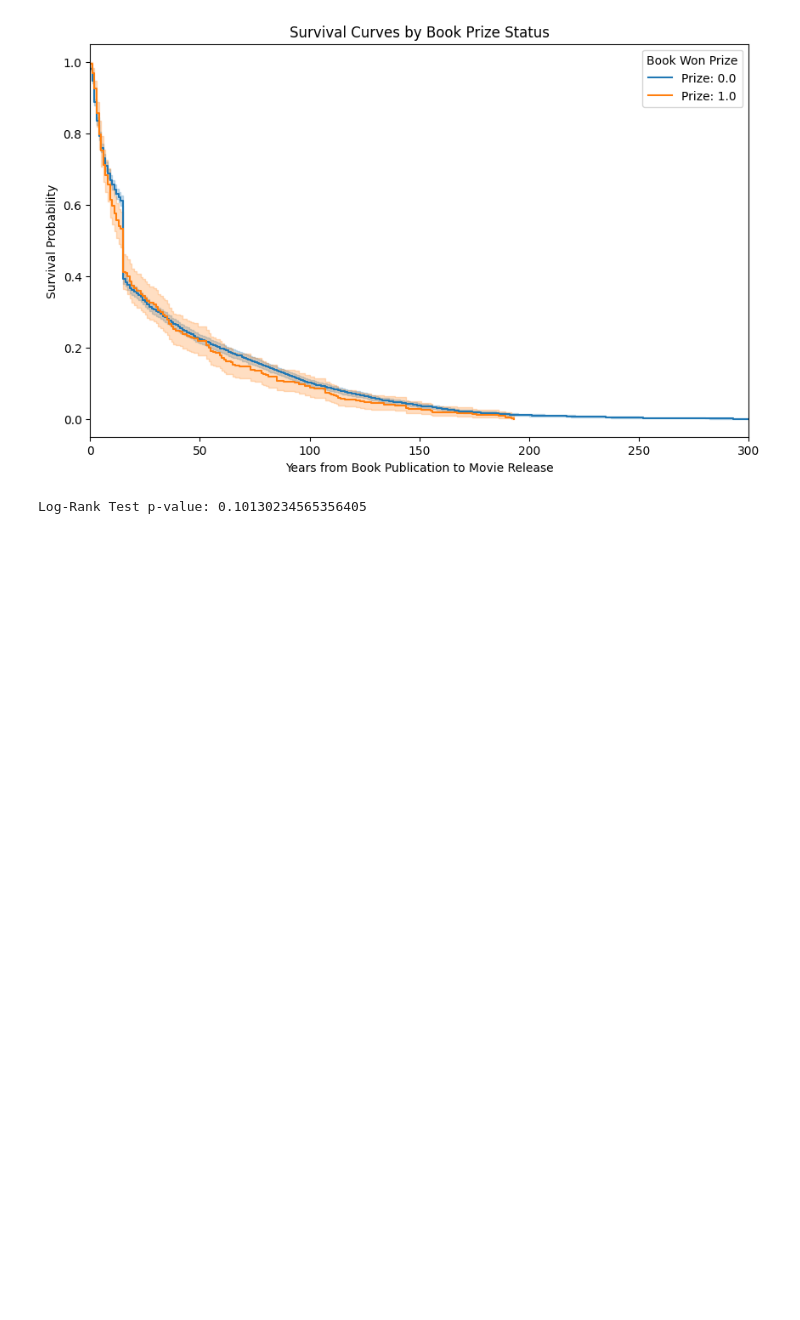
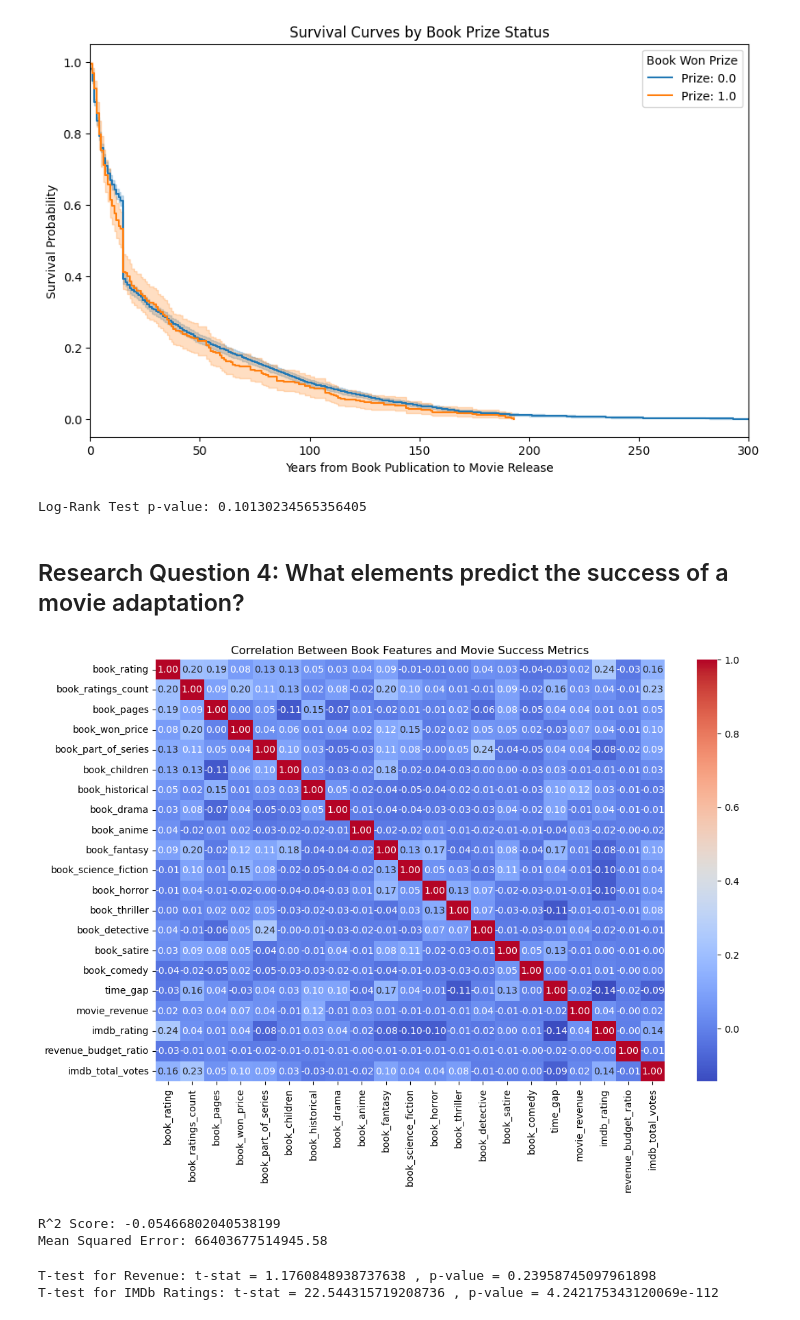
Before and after one commit to epfl-ada/ada-2024-project-ada212, a Jupyter notebook: data_analysis.ipynb, the cells around one changed output. Cells and saved outputs as stored; diff of their text form; code cells hidden in the pictures; blank space fills up the shorter version.

```diff
--- a/data_analysis.ipynb
+++ b/data_analysis.ipynb
@@ -197,3 +189,71 @@ results = logrank_test(group1, group2)
 print("Log-Rank Test p-value:", results.p_value)
 # %% [output]
 Log-Rank Test p-value: 0.10130234565356405
+# %% [markdown]
+## Research Question 4: What elements predict the success of a movie adaptation?
+# %%
+# Select relevant features
+book_features = ['book_rating', 'book_ratings_count', 'book_pages', 'book_won_price',
+                 'book_part_of_series', 'book_children', 'book_historical', 'book_drama',  'book_anime', 'book_fantasy', 'book_science_fiction', 'book_horror',
+                 'book_thriller', 'book_detective', 'book_satire', 'book_comedy', 'time_gap']
+movie_metrics = ['movie_revenue', 'imdb_rating', 'revenue_budget_ratio', 'imdb_total_votes']
+
+# Correlation matrix
+correlation_matrix = dataset[book_features + movie_metrics].corr()
+
+# Heatmap
+import seaborn as sns
+import matplotlib.pyplot as plt
+
+plt.figure(figsize=(12, 8))
+sns.heatmap(correlation_matrix, annot=True, cmap='coolwarm', fmt=".2f")
+plt.title('Correlation Between Book Features and Movie Success Metrics')
+plt.show()
+# %% [output]
+[figure, added]
+# %%
+from sklearn.model_selection import train_test_split
+from sklearn.linear_model import LinearRegression
+from sklearn.metrics import mean_squared_error, r2_score
+
+# Prepare data
+X = auxiliary_dataset[book_features]
+y = auxiliary_dataset['movie_revenue']  # Or other success metric
+data = pd.concat([X, y], axis=1)
+data_clean = data.dropna()
+
+X = data_clean[X.columns]
+y = data_clean[y.name]
+# Split into train/test sets
+X_train, X_test, y_train, y_test = train_test_split(X, y, test_size=0.2, random_state=42)
+
+# Fit model
+model = LinearRegression()
+model.fit(X_train, y_train)
+
+# Predictions
+y_pred = model.predict(X_test)
+
+# Evaluate model
+print("R^2 Score:", r2_score(y_test, y_pred))
+print("Mean Squared Error:", mean_squared_error(y_test, y_pred))
+# %% [output]
+R^2 Score: -0.05466802040538199
+Mean Squared Error: 66403677514945.58
+# %%
+from scipy.stats import ttest_ind
+
+# Separate groups
+adapted = dataset[dataset['movie_is_adaptation'] == 1]
+original = dataset[dataset['movie_is_adaptation'] == 0]
+
+# Compare revenue
+t_stat, p_value = ttest_ind(adapted['movie_revenue'], original['movie_revenue'], nan_policy='omit')
+print("T-test for Revenue: t-stat =", t_stat, ", p-value =", p_value)
+
+# Compare IMDb ratings
+t_stat, p_value = ttest_ind(adapted['imdb_rating'], original['imdb_rating'], nan_policy='omit')
+print("T-test for IMDb Ratings: t-stat =", t_stat, ", p-value =", p_value)
+# %% [output]
+T-test for Revenue: t-stat = 1.1760848938737638 , p-value = 0.23958745097961898
+T-test for IMDb Ratings: t-stat = 22.544315719208736 , p-value = 4.242175343120069e-112
```
Also changed, not shown: parts of 11 cells of this notebook, 3 other files.
